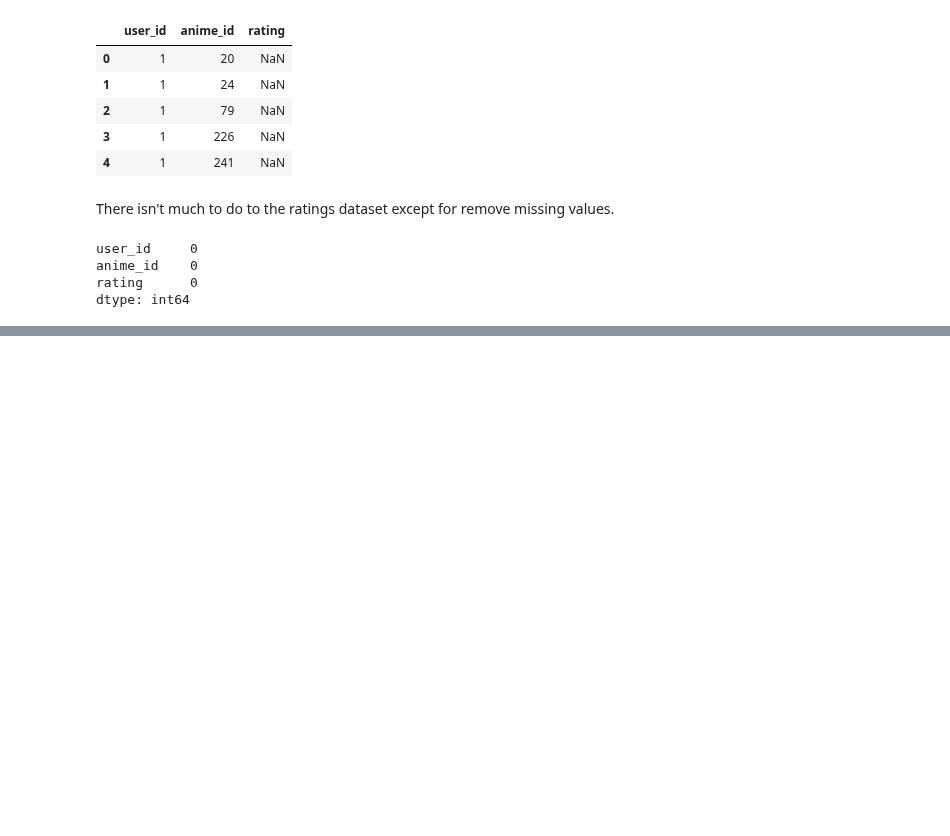
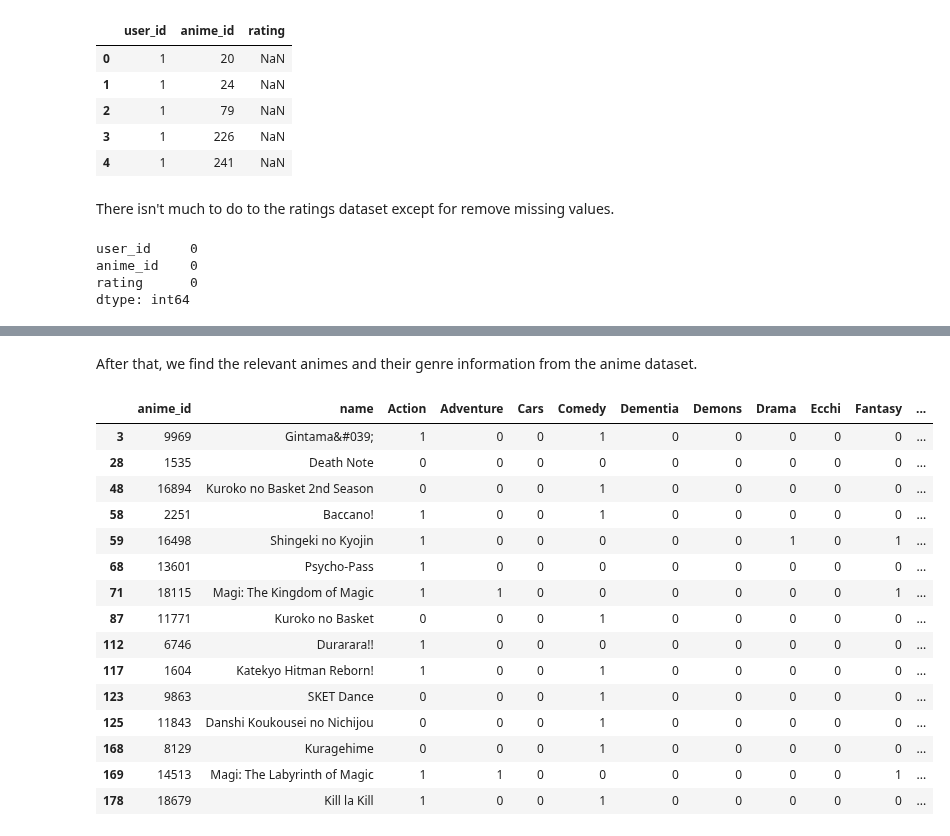
Before and after one commit to Zenoix/Anime-Recommendations, a Jupyter notebook: Content Based Filtering.ipynb, the cells around one changed output, grey strips where cells are left out. Cells and saved outputs as stored; diff of their text form; code cells hidden in the pictures; blank space fills up the shorter version.

```diff
--- a/Content Based Filtering.ipynb
+++ b/Content Based Filtering.ipynb
@@ -116,0 +131,7 @@ dtype: int64
+# %%
+user_df = rating_df[rating_df["user_id"]==4271]
+
+# Reset the indexes
+user_df.reset_index(drop=True, inplace=True)
+# Drop the columns that are not needed
+user_df = user_df.drop("user_id", axis=1)
@@ -116,0 +159,22 @@ dtype: int64
+# %% [markdown]
+After that, we find the relevant animes and their genre information from the anime dataset.
+# %%
+user_genre_df = anime_df[anime_df["anime_id"].isin(user_df["anime_id"])]
+user_genre_df
+# %% [output]
+|  | anime_id | name | Action | Adventure | Cars | Comedy | Dementia | Demons | Drama | Ecchi | Fantasy | ... |
+| 3 | 9969 | Gintama&#039; | 1 | 0 | 0 | 1 | 0 | 0 | 0 | 0 | 0 | ... |
+| 28 | 1535 | Death Note | 0 | 0 | 0 | 0 | 0 | 0 | 0 | 0 | 0 | ... |
+| 48 | 16894 | Kuroko no Basket 2nd Season | 0 | 0 | 0 | 1 | 0 | 0 | 0 | 0 | 0 | ... |
+| 58 | 2251 | Baccano! | 1 | 0 | 0 | 1 | 0 | 0 | 0 | 0 | 0 | ... |
+| 59 | 16498 | Shingeki no Kyojin | 1 | 0 | 0 | 0 | 0 | 0 | 1 | 0 | 1 | ... |
+| 68 | 13601 | Psycho-Pass | 1 | 0 | 0 | 0 | 0 | 0 | 0 | 0 | 0 | ... |
+| 71 | 18115 | Magi: The Kingdom of Magic | 1 | 1 | 0 | 0 | 0 | 0 | 0 | 0 | 1 | ... |
+| 87 | 11771 | Kuroko no Basket | 0 | 0 | 0 | 1 | 0 | 0 | 0 | 0 | 0 | ... |
+| 112 | 6746 | Durarara!! | 1 | 0 | 0 | 0 | 0 | 0 | 0 | 0 | 0 | ... |
+| 117 | 1604 | Katekyo Hitman Reborn! | 1 | 0 | 0 | 1 | 0 | 0 | 0 | 0 | 0 | ... |
+| 123 | 9863 | SKET Dance | 0 | 0 | 0 | 1 | 0 | 0 | 0 | 0 | 0 | ... |
+| 125 | 11843 | Danshi Koukousei no Nichijou | 0 | 0 | 0 | 1 | 0 | 0 | 0 | 0 | 0 | ... |
+| 168 | 8129 | Kuragehime | 0 | 0 | 0 | 1 | 0 | 0 | 0 | 0 | 0 | ... |
+| 169 | 14513 | Magi: The Labyrinth of Magic | 1 | 1 | 0 | 0 | 0 | 0 | 0 | 0 | 1 | ... |
+| 178 | 18679 | Kill la Kill | 1 | 0 | 0 | 1 | 0 | 0 | 0 | 0 | 0 | ... |
```
Also changed, not shown: parts of 10 cells of this notebook.
